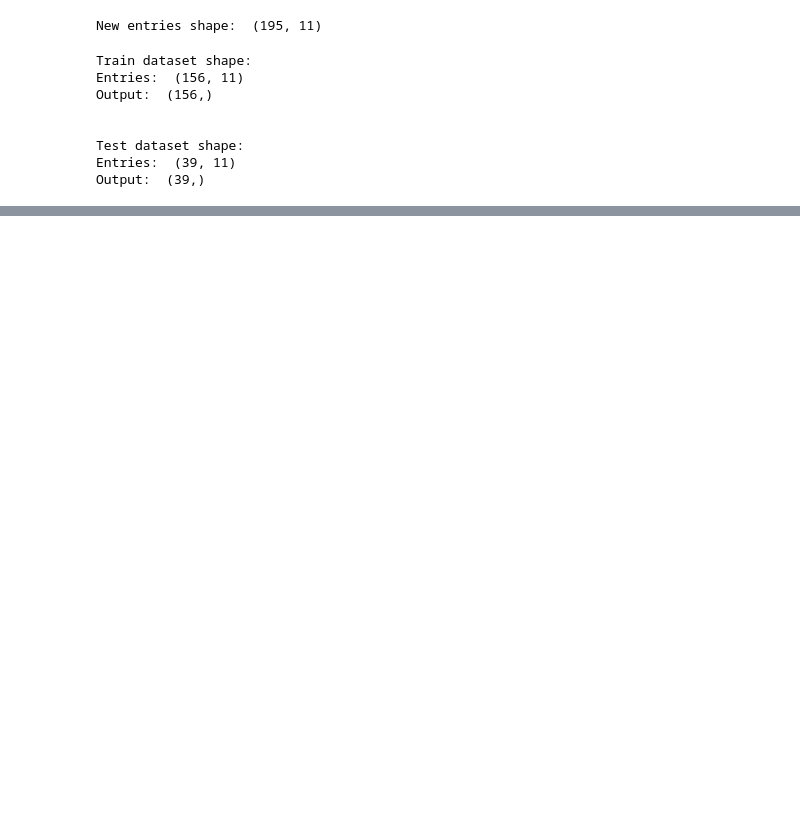
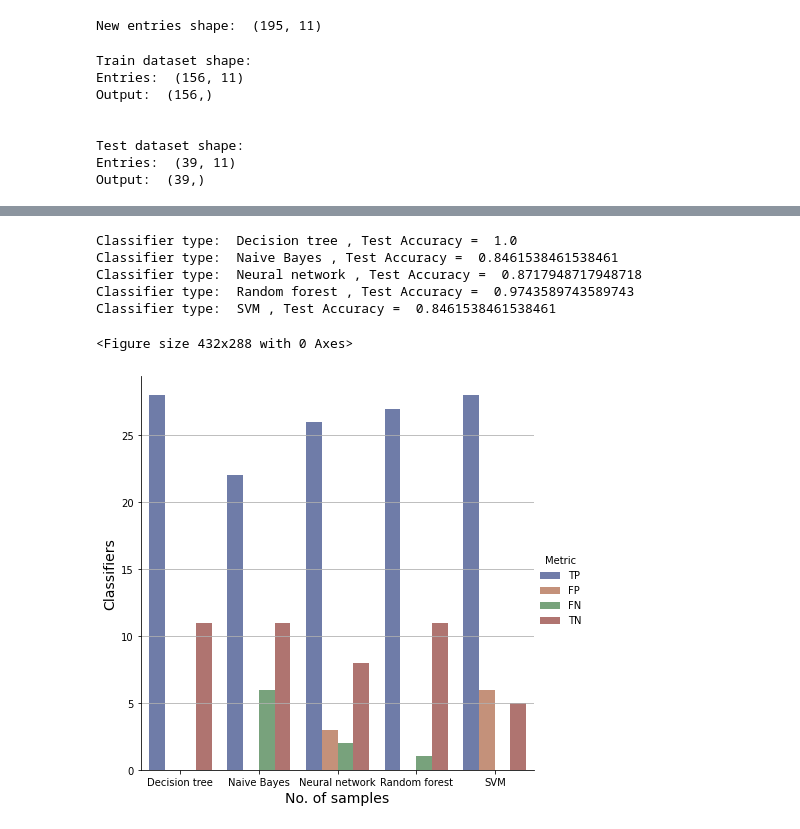
Before and after one commit to cleversonahum/parkinson_diagnosis_ml, a Jupyter notebook: parkinson_diagnosis.ipynb, the cells around one changed output, grey strips where cells are left out. Cells and saved outputs as stored; diff of their text form; code cells hidden in the pictures; blank space fills up the shorter version.

```diff
--- a/parkinson_diagnosis.ipynb
+++ b/parkinson_diagnosis.ipynb
@@ -681,0 +776,10 @@ df_results_original[result_labels]
+# %%
+# Find the intersection between the filtered mean rank and the filtered frequency
+set_a = set(list(filtered_mean_rank.keys()))
+set_b = set(list(filtered_frequency.keys()))
+
+intersection = np.array(list(set_a.intersection(set_b)))
+features_mask = [i in intersection for i in np.arange(1,len(mod_df.columns)+1)]
+selected_features_labels = mod_df.columns[features_mask]
+print("Intersection between mean rank and frequency: ", intersection)
+print("Selected features: ", selected_features_labels)
@@ -681,0 +792,4 @@ df_results_original[result_labels]
+# %%
+# Creating new entries based on feature selection, now only 11 features are used
+selected_entries = mod_entries[:, features_mask]
+print("New entries shape: ", selected_entries.shape)
@@ -681,0 +798,7 @@ df_results_original[result_labels]
+# %%
+# Split dataset between train and test
+seed = 10 # Set seed to get invariant results
+test_size = 0.2
+x_train, x_test, y_train, y_test = train_test_split(selected_entries, mod_outputs, test_size=test_size, random_state=seed)
+print('Train dataset shape:\nEntries: ', x_train.shape, '\nOutput: ', y_train.shape, '\n\n')
+print('Test dataset shape:\nEntries: ', x_test.shape, '\nOutput: ', y_test.shape)
@@ -681,0 +899,24 @@ df_results_original[result_labels]
+# %%
+# Testing classifiers
+for classifier, label in classifiers:
+    y_test_estimative = classifier.predict(x_test)
+    print("Classifier type: ", label, ", Test Accuracy = ", accuracy_score(y_test, y_test_estimative))
+# %% [output]
+Classifier type:  Decision tree , Test Accuracy =  1.0
+Classifier type:  Naive Bayes , Test Accuracy =  0.8461538461538461
+Classifier type:  Neural network , Test Accuracy =  0.8717948717948718
+Classifier type:  Random forest , Test Accuracy =  0.9743589743589743
+Classifier type:  SVM , Test Accuracy =  0.8461538461538461
+# %%
+confusion_matrixes = np.zeros((len(classifiers), 4))
+for index, classifier_info in enumerate(classifiers):
+    confusion_matrixes[index,:] = np.array([confusion_matrix(y_test, classifier_info[0].predict(x_test)).ravel()])
+# %%
+# Generate dataset to plot using seaborn package
+indexes = ["TN", "FP", "FN", "TP"]
+indexes_result1 = ["TP", "FP", "FN", "TN"]
+
+plot_metrics(confusion_matrixes, indexes, indexes_result1, "v", "Classifiers", "No. of samples")
+# %% [output]
+<Figure size 432x288 with 0 Axes>
+[figure, added]
```
Also changed, not shown: parts of 49 cells of this notebook.
